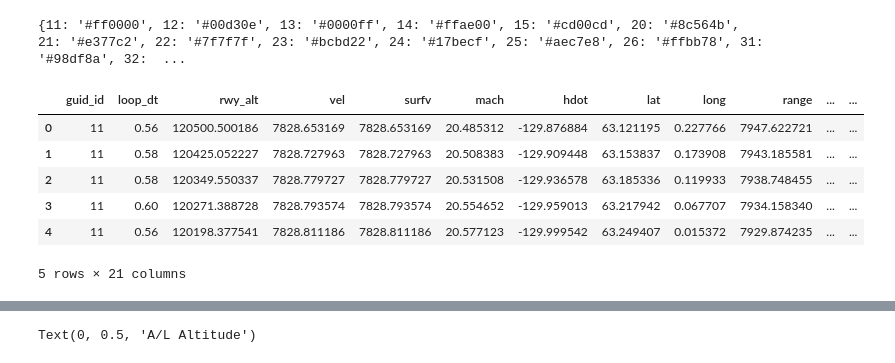
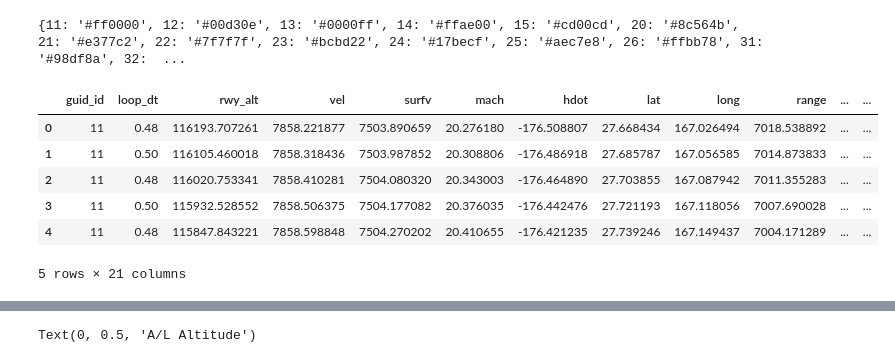
Before and after one commit to giuliodondi/kOS-Shuttle-OPS3, a Jupyter notebook: Ships/Script/Shuttle_OPS3/LOGS/ops3_log.ipynb, the cells around one changed output, grey strips where cells are left out. Saved outputs shown, nothing was run; the diff lists cells and outputs as text; code cells hidden in the pictures.

```diff
--- a/Ships/Script/Shuttle_OPS3/LOGS/ops3_log.ipynb
+++ b/Ships/Script/Shuttle_OPS3/LOGS/ops3_log.ipynb
@@ -29,23 +29,23 @@ print(guid_id_cdict)
 # %% [output]
 {11: '#ff0000', 12: '#00d30e', 13: '#0000ff', 14: '#ffae00', 15: '#cd00cd', 20: '#8c564b', 21: '#e377c2', 22: '#7f7f7f', 23: '#bcbd22', 24: '#17becf', 25: '#aec7e8', 26: '#ffbb78', 31: '#98df8a', 32:  ...
 # %%
-data = pd.read_csv('ops3_log_vandenberg.csv')
+data = pd.read_csv('ops3_log.csv')
 
 
 data['time'] = data['loop_dt'].cumsum()
 
 data.head()
 
 entry_data = data[data['guid_id'] < 20]
 taem_data = data[data['guid_id'] >= 20]
 a_l_data = data[data['guid_id'] >= 30]
 # %% [output]
 |  | guid_id | loop_dt | rwy_alt | vel | surfv | mach | hdot | lat | long | range | ... | ... |
-| 0 | 11 | 0.56 | 120500.500186 | 7828.653169 | 7828.653169 | 20.485312 | -129.876884 | 63.121195 | 0.227766 | 7947.622721 | ... | ... |
-| 1 | 11 | 0.58 | 120425.052227 | 7828.727963 | 7828.727963 | 20.508383 | -129.909448 | 63.153837 | 0.173908 | 7943.185581 | ... | ... |
-| 2 | 11 | 0.58 | 120349.550337 | 7828.779727 | 7828.779727 | 20.531508 | -129.936578 | 63.185336 | 0.119933 | 7938.748455 | ... | ... |
-| 3 | 11 | 0.60 | 120271.388728 | 7828.793574 | 7828.793574 | 20.554652 | -129.959013 | 63.217942 | 0.067707 | 7934.158340 | ... | ... |
-| 4 | 11 | 0.56 | 120198.377541 | 7828.811186 | 7828.811186 | 20.577123 | -129.999542 | 63.249407 | 0.015372 | 7929.874235 | ... | ... |
+| 0 | 11 | 0.48 | 116193.707261 | 7858.221877 | 7503.890659 | 20.276180 | -176.508807 | 27.668434 | 167.026494 | 7018.538892 | ... | ... |
+| 1 | 11 | 0.50 | 116105.460018 | 7858.318436 | 7503.987852 | 20.308806 | -176.486918 | 27.685787 | 167.056585 | 7014.873833 | ... | ... |
+| 2 | 11 | 0.48 | 116020.753341 | 7858.410281 | 7504.080320 | 20.343003 | -176.464890 | 27.703855 | 167.087942 | 7011.355283 | ... | ... |
+| 3 | 11 | 0.50 | 115932.528552 | 7858.506375 | 7504.177082 | 20.376035 | -176.442476 | 27.721193 | 167.118056 | 7007.690028 | ... | ... |
+| 4 | 11 | 0.48 | 115847.843221 | 7858.598848 | 7504.270202 | 20.410655 | -176.421235 | 27.739246 | 167.149437 | 7004.171289 | ... | ... |
 5 rows × 21 columns
 # %%
 def angle360(angle):
```
Also changed, not shown: parts of 5 cells of this notebook, 1 other file.
